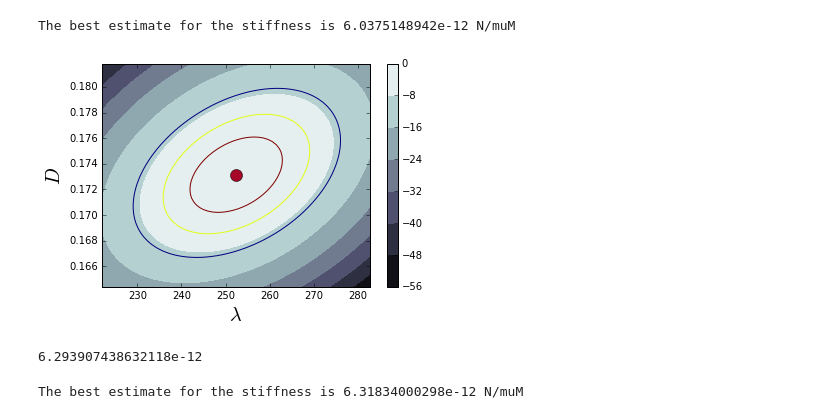
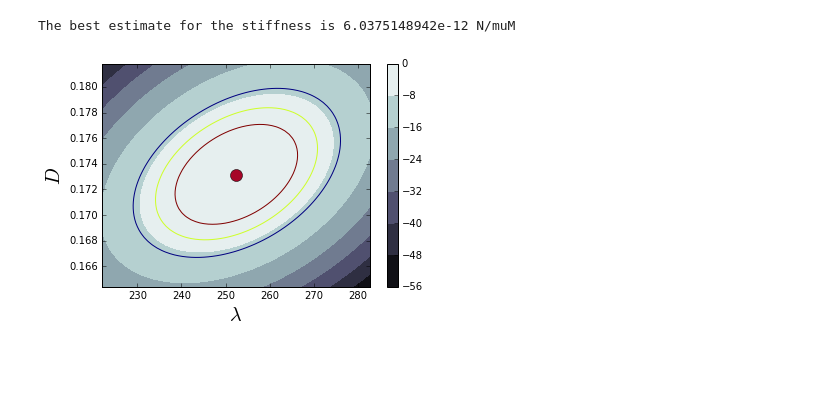
Before and after one commit to ronojoy/pybisp, a Jupyter notebook: notebooks/sandbox/plottLogProb.ipynb, the cells around one changed output. Saved outputs shown, nothing was run; the diff lists cells and outputs as text; code cells hidden in the pictures; blank space fills up the shorter version.

```diff
--- a/notebooks/sandbox/plottLogProb.ipynb
+++ b/notebooks/sandbox/plottLogProb.ipynb
@@ -46,28 +46,6 @@ print 'The best estimate for the stiffness is', k, 'N/muM '
 # %% [output]
 The best estimate for the stiffness is 6.0375148942e-12 N/muM
 # %%
-ou.plotLogProb(L, D)
+ou.plotLogProb(L, D, [80, 94, 99])
 # %% [output]
-[figure, old version]
+[figure, new version]
-# %%
-(272/.179)*k_B*T
-# %% [output]
-6.293907438632118e-12
-# %%
-# read in the data file sampled at 1.5 kHz over 20 seconds
-datafile='../../data/optical-trap-dataset3.xlsx'
-data = pd.ExcelFile(datafile).parse()
-sample_path = data.values
-
-# set some useful parameters
-dt = 1.0/1500; t = np.arange(0, data.size*dt, dt)
-
-k_B = 1.38064881313131e-17  # Boltzmann constant(N micron/Kelvin)
-T = 300                     # temperature(Kelvin)
-# MAP estimate assuming an Ornstein-Uhlenbeck process
-ou = pb.ou.Inference(sample_path, dt)
-L, D, K = ou.mapEstimate()
-k = K * (k_B*T) # physical value of the stiffness (N /micron)
-print 'The best estimate for the stiffness is', k, 'N/muM '
-# %% [output]
-The best estimate for the stiffness is 6.31834000298e-12 N/muM
```
Also changed, not shown: parts of 13 cells of this notebook, 3 other files.
